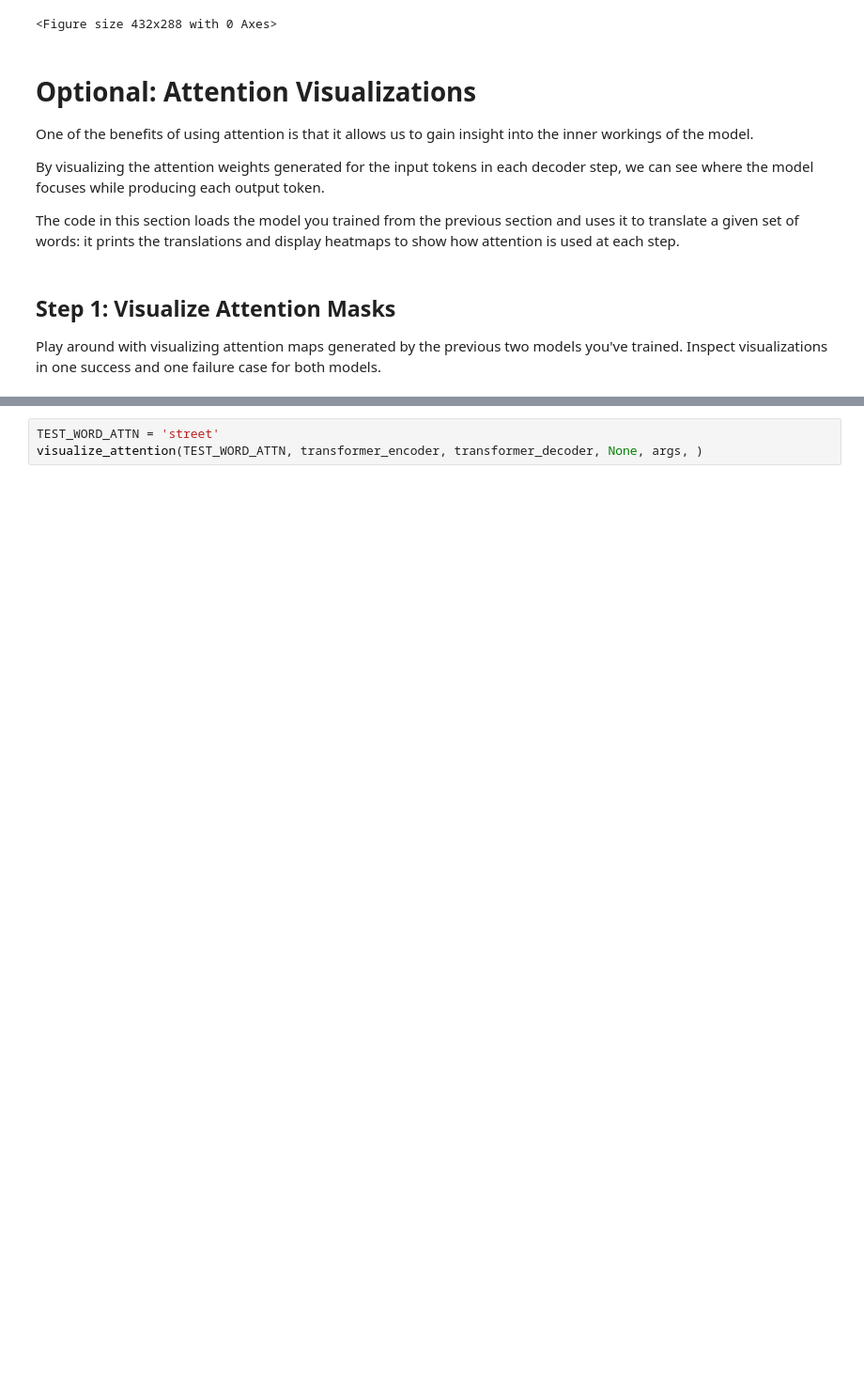
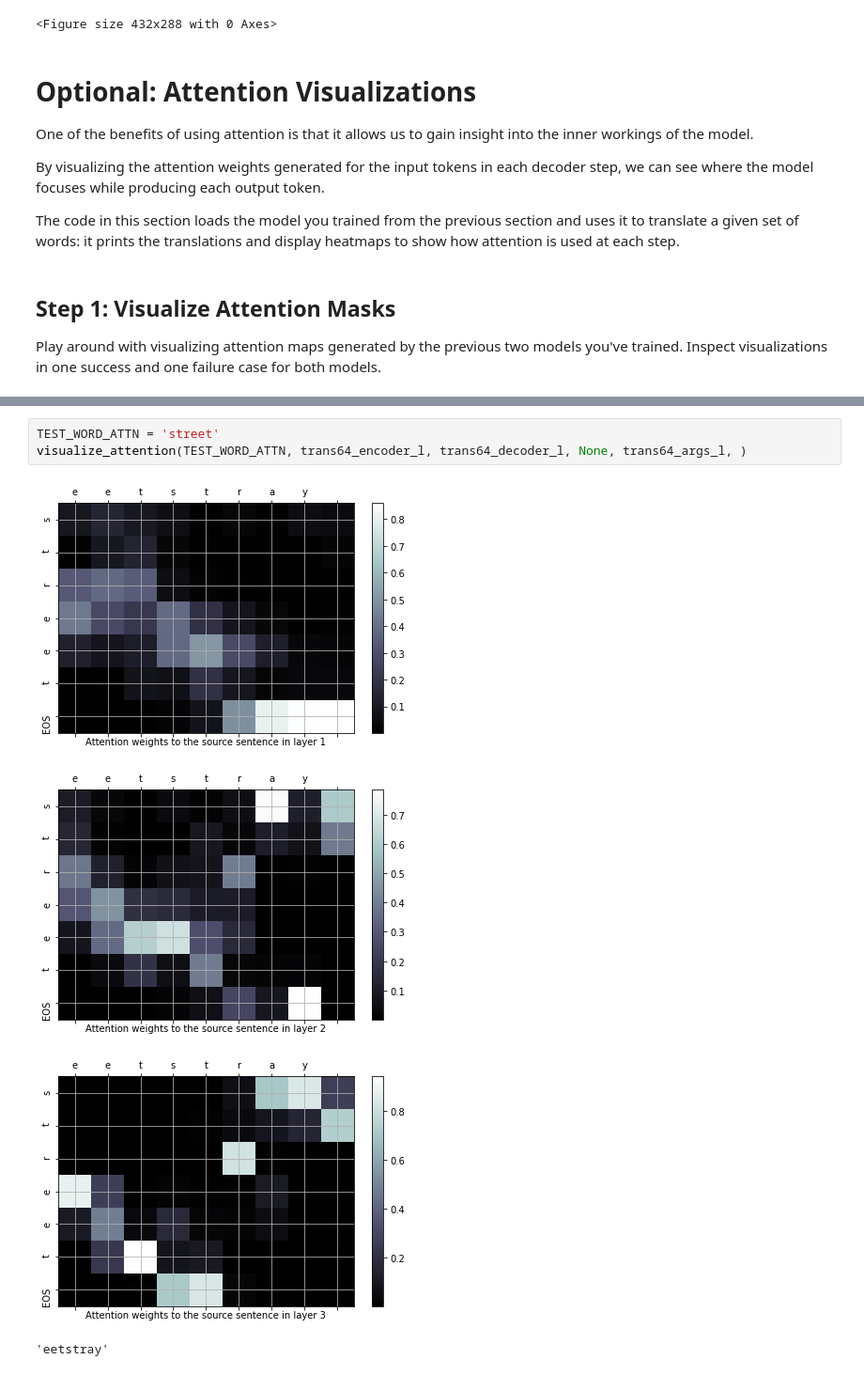
Before and after one commit to constructor-s/csc413-winter-2021, a Jupyter notebook: a3/nmt.ipynb, the cells around one changed output, grey strips where cells are left out. Shown at 94% size. Drawn from its saved outputs; the diff is of its cells as text; blank space fills up the shorter version.

```diff
--- a/a3/nmt.ipynb
+++ b/a3/nmt.ipynb
@@ -1730,3 +1731,8 @@ NameError: ignored
 # %%
 TEST_WORD_ATTN = 'street'
-visualize_attention(TEST_WORD_ATTN, transformer_encoder, transformer_decoder, None, args, )
+visualize_attention(TEST_WORD_ATTN, trans64_encoder_l, trans64_decoder_l, None, trans64_args_l, )
+# %% [output]
+[figure, added]
+[figure, added]
+[figure, added]
+'eetstray'
```
Also changed, not shown: parts of 4 cells of this notebook.
